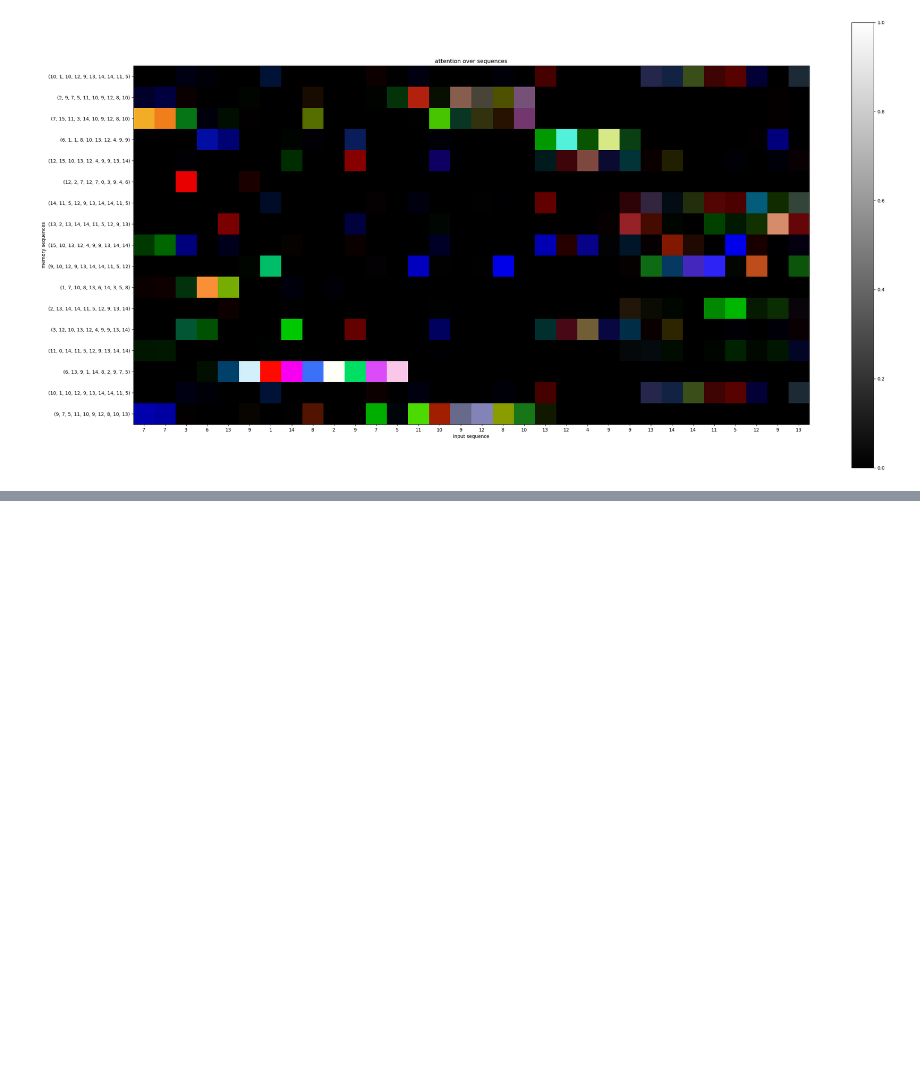
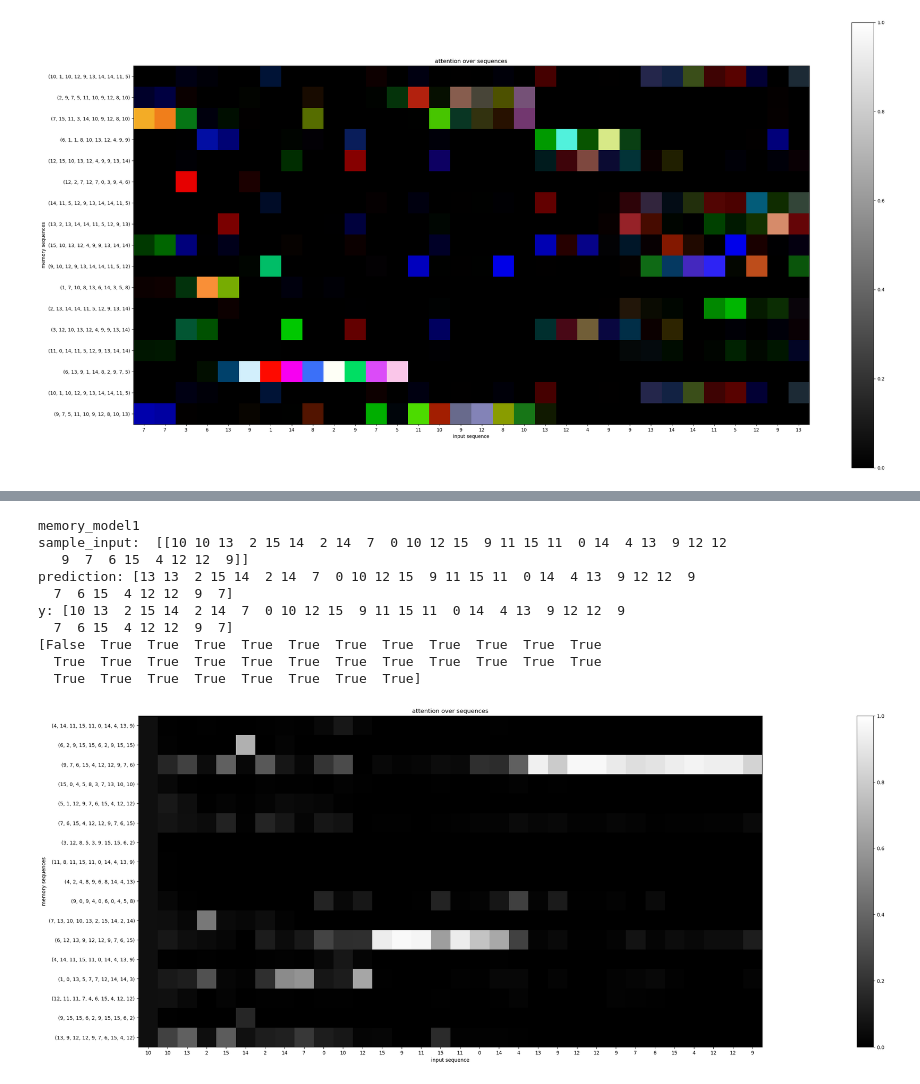
Before and after one commit to Awni00/hierarchical-attention-external-memory, a Jupyter notebook: kernel_model_experiments/dev_memory_retrieval_inductive_biases.ipynb, the cells around one changed output, grey strips where cells are left out. Drawn from its saved outputs; the diff is of its cells as text; code cells hidden in the pictures; blank space fills up the shorter version.

```diff
--- a/kernel_model_experiments/dev_memory_retrieval_inductive_biases.ipynb
+++ b/kernel_model_experiments/dev_memory_retrieval_inductive_biases.ipynb
@@ -353,0 +504,26 @@ y: [ 7  3  6 13  9  1 14  8  2  9  7  5 11 10  9 12  8 10 13 12  4  9  9 13
+# %%
+# mem_seqs_x_test, mem_seqs_y_test = zip(*[sample_mem_dataset(mem_seq_len, mem_size) for _ in range(n_test)])
+# mem_seqs_x_test, mem_seqs_y_test = np.array(mem_seqs_x_test), np.array(mem_seqs_y_test)
+
+mem_seqs_x_train, mem_seqs_y_train = zip(*[sample_mem_dataset(mem_seq_len, mem_size, input_seq, num_subseqs=1) for input_seq in seqs_x_train])
+mem_seqs_x_test, mem_seqs_y_test = zip(*[sample_mem_dataset(mem_seq_len, mem_size, input_seq, num_subseqs=1) for input_seq in seqs_x_test])
+
+mem_seqs_x_train, mem_seqs_y_train = np.array(mem_seqs_x_train), np.array(mem_seqs_y_train)
+mem_seqs_x_test, mem_seqs_y_test = np.array(mem_seqs_x_test), np.array(mem_seqs_y_test)
+
+idx = np.random.choice(len(seqs_x_test))
+print('memory_model1')
+
+plot_attention(idx, seqs_x_test, seqs_y_test, mem_seqs_x_test, mem_seqs_y_test, memory_model1)
+# %% [output]
+memory_model1
+sample_input:  [[10 10 13  2 15 14  2 14  7  0 10 12 15  9 11 15 11  0 14  4 13  9 12 12
+   9  7  6 15  4 12 12  9]]
+prediction: [13 13  2 15 14  2 14  7  0 10 12 15  9 11 15 11  0 14  4 13  9 12 12  9
+  7  6 15  4 12 12  9  7]
+y: [10 13  2 15 14  2 14  7  0 10 12 15  9 11 15 11  0 14  4 13  9 12 12  9
+  7  6 15  4 12 12  9  7]
+[False  True  True  True  True  True  True  True  True  True  True  True
+  True  True  True  True  True  True  True  True  True  True  True  True
+  True  True  True  True  True  True  True  True]
+[figure, added]
```
Also changed, not shown: parts of 9 cells of this notebook.
